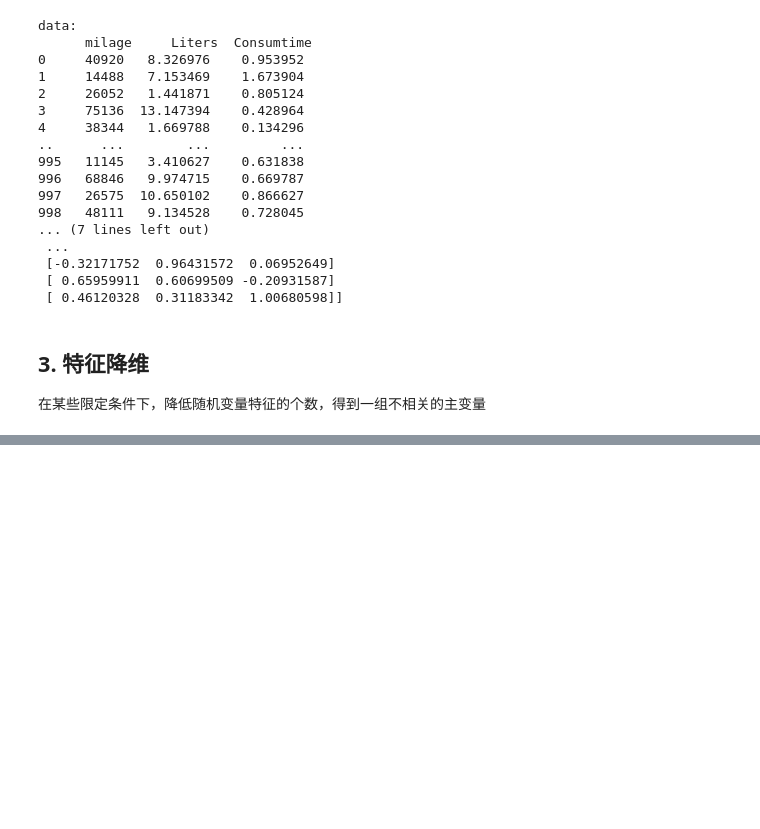
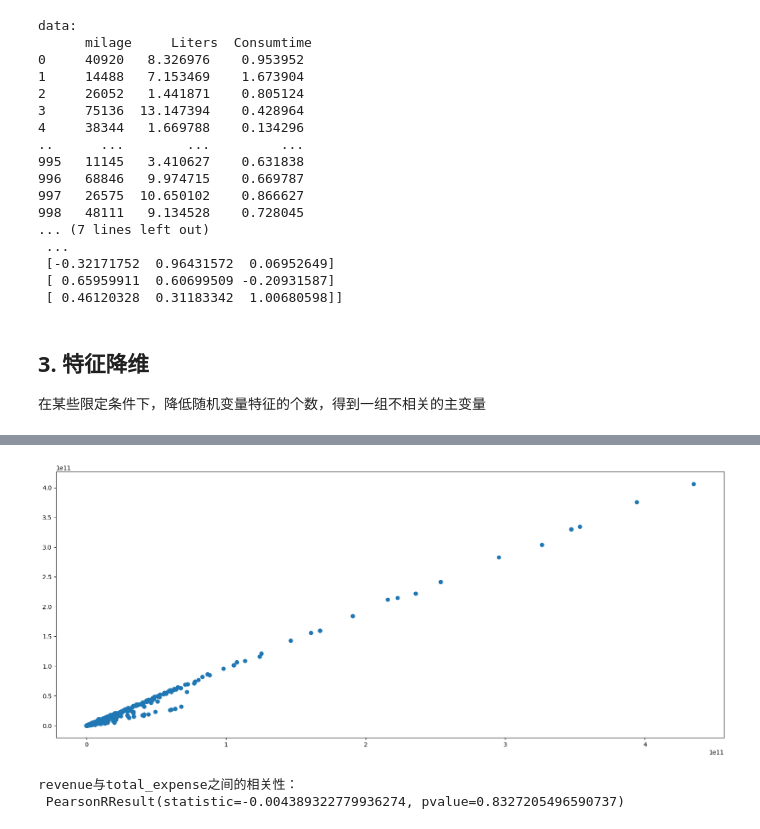
Before and after one commit to XiaoZheng0524/machine_learning, a Jupyter notebook: 02_feature_engineering.ipynb, the cells around one changed output, grey strips where cells are left out. Saved outputs shown, nothing was run; the diff lists cells and outputs as text; code cells hidden in the pictures; blank space fills up the shorter version.

```diff
--- a/02_feature_engineering.ipynb
+++ b/02_feature_engineering.ipynb
@@ -234,0 +290,16 @@ data:
+# %%
+data = pd.read_csv("data/factor_returns.csv")
+data = data.iloc[:, 1:-2]
+
+# 1、绘制散点图
+plt.figure(figsize=[20,8])
+plt.scatter(data['revenue'], data['total_expense'])
+plt.show()
+
+# 2、计算某两个变量之间的相关系数
+r1 = pearsonr(data["pe_ratio"], data["pb_ratio"])
+print("revenue与total_expense之间的相关性：\n", r1)
+# %% [output]
+[figure, added]
+revenue与total_expense之间的相关性：
+ PearsonRResult(statistic=-0.004389322779936274, pvalue=0.8327205496590737)
```
Also changed, not shown: parts of 9 cells of this notebook.
